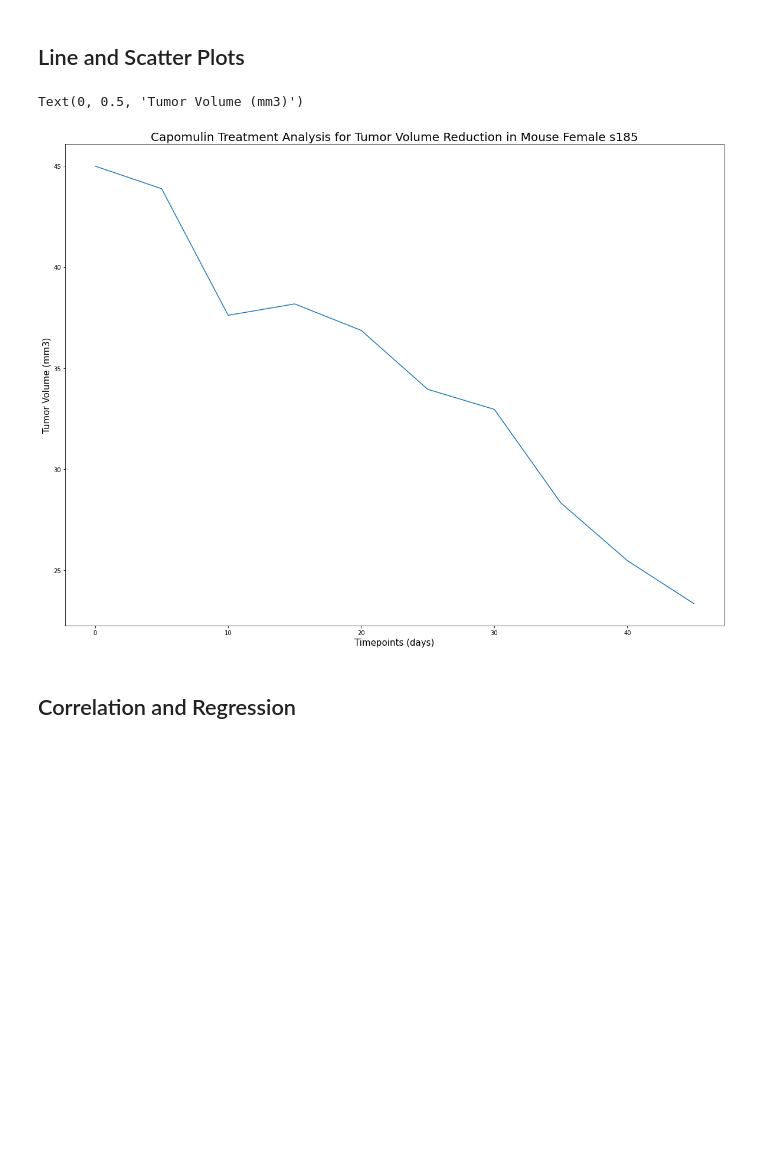
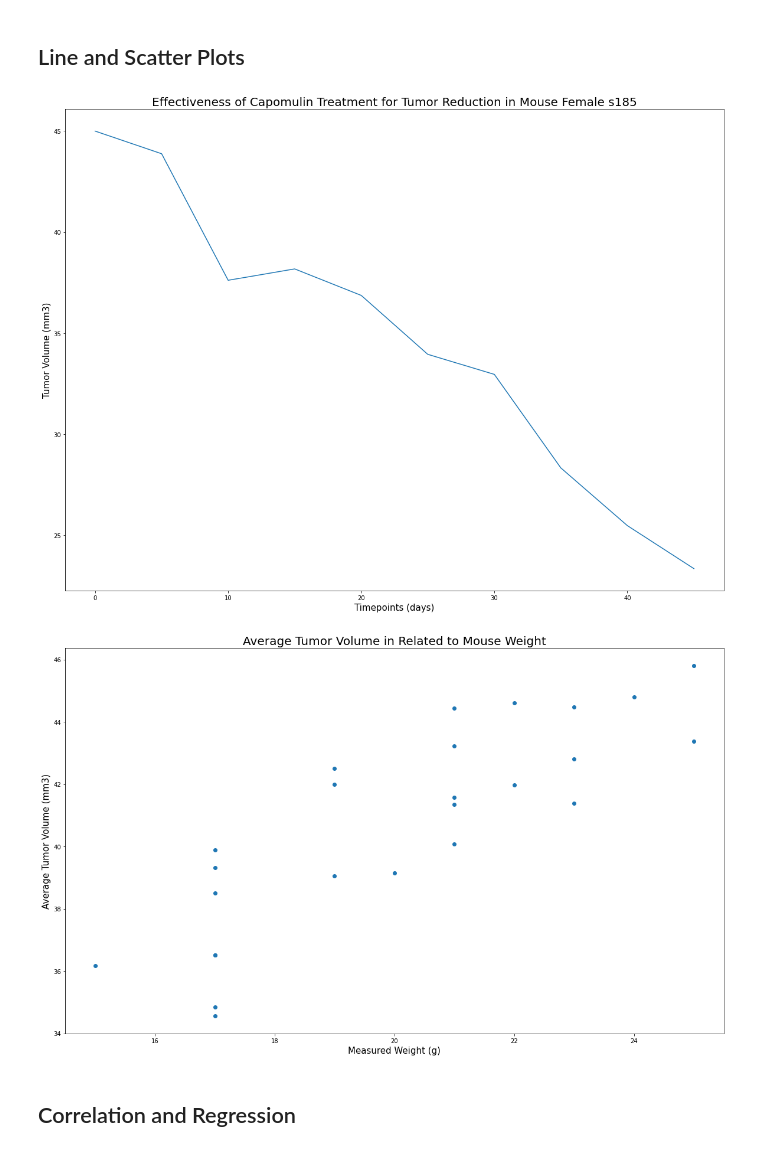
Before and after one commit to cieranmorris/Drug-Therapy-Animal-Study, a Jupyter notebook: pymaceuticals_starter.ipynb, the cells around one changed output. Drawn from its saved outputs; the diff is of its cells as text; code cells hidden in the pictures; blank space fills up the shorter version.

```diff
--- a/pymaceuticals_starter.ipynb
+++ b/pymaceuticals_starter.ipynb
@@ -312,9 +280,9 @@ plt.figure(figsize = (20,15))
 plt.plot(timepoint, tumor_vol)
 
 #Generate axis labels and chart title
-plt.title("Effectiveness of Capomul in Mouse Female s185", fontsize = 20)
+plt.title("Effectiveness of Capomulin Treatment for Tumor Reduction in Mouse Female s185", fontsize = 20)
 plt.xlabel("Timepoints (days)", fontsize = 15)
 plt.ylabel("Tumor Volume (mm3)", fontsize = 15)
+plt.show()
 # %% [output]
-Text(0, 0.5, 'Tumor Volume (mm3)')
 [figure]
@@ -323,3 +289,22 @@ Text(0, 0.5, 'Tumor Volume (mm3)')
+# %%
+# Generate a scatter plot of average tumor volume vs. mouse weight for the Capomulin regimen
+tumor_avg_capomulin = capomulin_treatment.groupby("Mouse ID").mean()
+
+#mean weight measurements and mean tumor volume sizes
+mean_weight = tumor_avg_capomulin["Weight (g)"]
+tumor_volume_mean = tumor_avg_capomulin["Tumor Volume (mm3)"]
+
+plt.figure(figsize = (20,12))
+
+plt.scatter(mean_weight, tumor_volume_mean)
+
+#associated axis labels and chart title
+plt.title("Average Tumor Volume in Related to Mouse Weight", fontsize = 20)
+plt.xlabel("Measured Weight (g)", fontsize = 15)
+plt.ylabel("Average Tumor Volume (mm3)", fontsize = 15)
+plt.show()
+# %% [output]
+[figure, added]
 # %% [markdown]
 ## Correlation and Regression
 # %%
```
Also changed, not shown: parts of 7 cells of this notebook.
